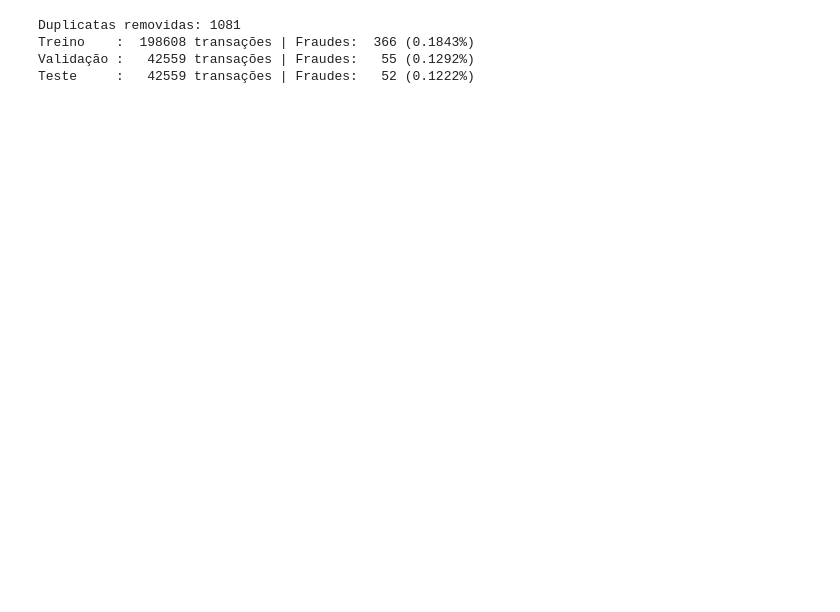
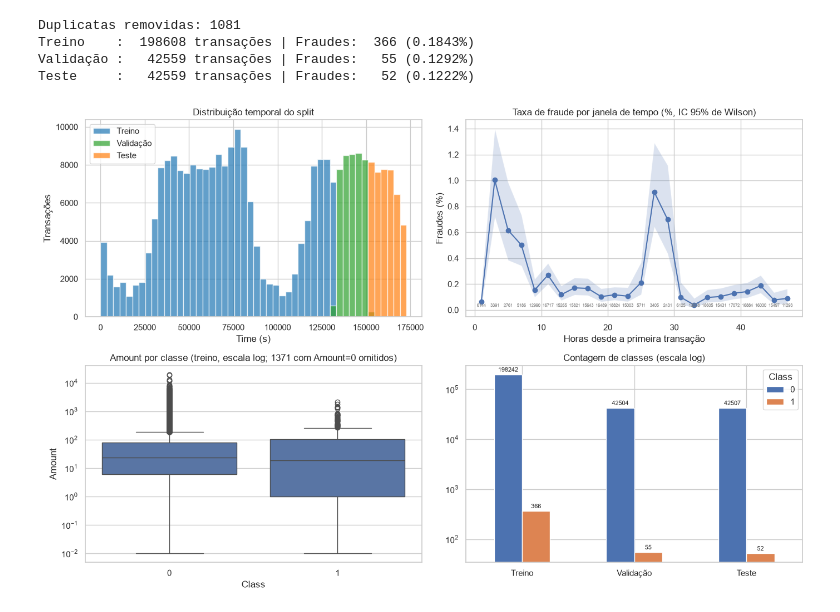
Before and after one commit to jsilva-source/fraud_detection_model, a Jupyter notebook: notebooks/note.ipynb, the cells around one changed output. Cells and saved outputs as stored; diff of their text form; code cells hidden in the pictures; blank space fills up the shorter version.

Commit message:
Adiciona EDA: split temporal, taxa de fraude por janela e contagem de classes

```diff
--- a/notebooks/note.ipynb
+++ b/notebooks/note.ipynb
@@ -52,3 +52,73 @@ Duplicatas removidas: 1081
 Treino    :  198608 transações | Fraudes:  366 (0.1843%)
 Validação :   42559 transações | Fraudes:   55 (0.1292%)
 Teste     :   42559 transações | Fraudes:   52 (0.1222%)
+# %%
+os.makedirs("../results", exist_ok=True)
+
+def wilson_ci(k, n, z=1.96):
+    """Intervalo de confiança de Wilson para proporções."""
+    k, n = np.asarray(k, float), np.asarray(n, float)
+    p = k / n
+    den = 1 + z**2 / n
+    centro = (p + z**2 / (2 * n)) / den
+    margem = z * np.sqrt(p * (1 - p) / n + z**2 / (4 * n**2)) / den
+    return centro - margem, centro + margem
+
+def plot_eda(train_df, val_df, test_df, n_janelas=24):
+    full = pd.concat([train_df, val_df, test_df])
+    fig, ax = plt.subplots(2, 2, figsize=(14, 9))
+
+    # 1. Split temporal (bins comuns, para as alturas serem comparáveis)
+    bins = np.linspace(full["Time"].min(), full["Time"].max(), 49)
+    for d, lbl, c in [(train_df, "Treino", "tab:blue"),
+                      (val_df, "Validação", "tab:green"),
+                      (test_df, "Teste", "tab:orange")]:
+        ax[0, 0].hist(d["Time"], bins=bins, alpha=0.7, label=lbl, color=c)
+    ax[0, 0].set_title("Distribuição temporal do split")
+    ax[0, 0].set_xlabel("Time (s)")
+    ax[0, 0].set_ylabel("Transações")
+    ax[0, 0].legend()
+
+    # 2. Taxa de fraude por janela, com IC de Wilson e n por janela
+    full = full.assign(janela=pd.cut(full["Time"], bins=n_janelas))
+    g = full.groupby("janela", observed=True)["Class"].agg(fraudes="sum", n="count")
+    g["taxa"] = g["fraudes"] / g["n"] * 100
+    lo, hi = wilson_ci(g["fraudes"], g["n"])
+    g["lo"], g["hi"] = lo * 100, hi * 100
+    horas = np.array([iv.mid for iv in g.index]) / 3600
+
+    ax[0, 1].plot(horas, g["taxa"], marker="o")
+    ax[0, 1].fill_between(horas, g["lo"], g["hi"], alpha=0.2)
+    ax[0, 1].set_title("Taxa de fraude por janela de tempo (%, IC 95% de Wilson)")
+    ax[0, 1].set_xlabel("Horas desde a primeira transação")
+    ax[0, 1].set_ylabel("Fraudes (%)")
+    for x, n in zip(horas, g["n"]):
+        ax[0, 1].annotate(f"{n}", (x, 0), textcoords="offset points",
+                          xytext=(0, 4), ha="center", fontsize=6, color="gray")
+
+    # 3. Amount por classe (apenas Amount > 0, por causa da escala log)
+    tr = train_df[train_df["Amount"] > 0]
+    sns.boxplot(data=tr, x="Class", y="Amount", ax=ax[1, 0])
+    ax[1, 0].set_yscale("log")
+    n_zero = int((train_df["Amount"] == 0).sum())
+    ax[1, 0].set_title(f"Amount por classe (treino, escala log; {n_zero} com Amount=0 omitidos)")
+
+    # 4. Contagem de classes por conjunto, com rótulos
+    contagem = pd.DataFrame({
+        "Treino": train_df["Class"].value_counts(),
+        "Validação": val_df["Class"].value_counts(),
+        "Teste": test_df["Class"].value_counts(),
+    }).T
+    contagem.plot(kind="bar", ax=ax[1, 1], logy=True)
+    for cont in ax[1, 1].containers:
+        ax[1, 1].bar_label(cont, fontsize=8, padding=2)
+    ax[1, 1].set_title("Contagem de classes (escala log)")
+    ax[1, 1].tick_params(axis="x", rotation=0)
+
+    plt.tight_layout()
+    plt.savefig("../results/eda.png", dpi=300, bbox_inches="tight")
+    plt.show()
+
+plot_eda(train_df, val_df, test_df)
+# %% [output]
+[figure, added]
```
Also changed, not shown: 1 other file.
